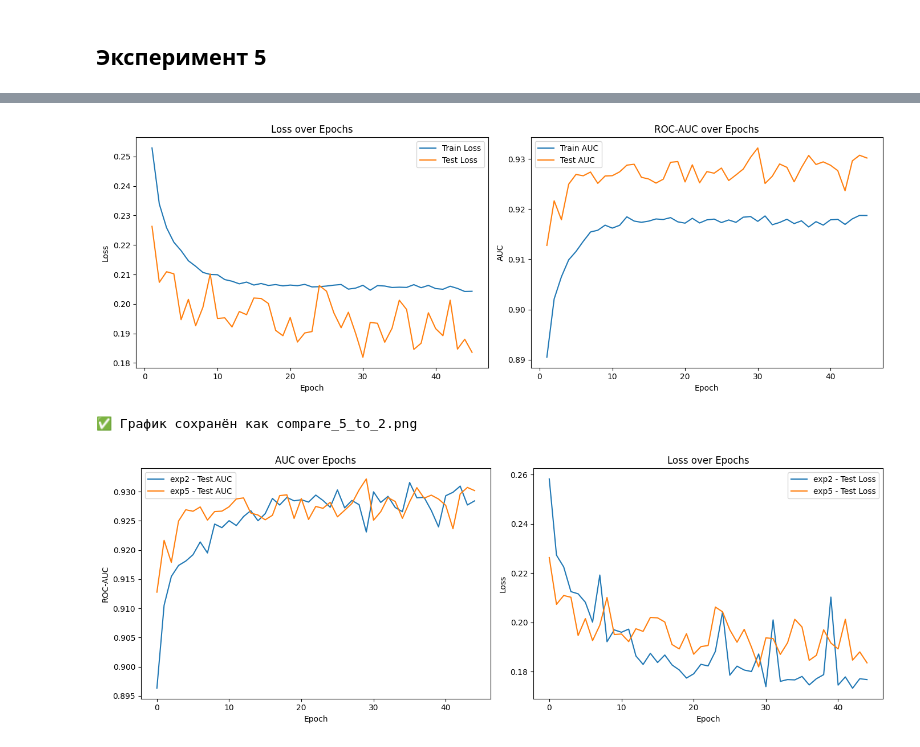
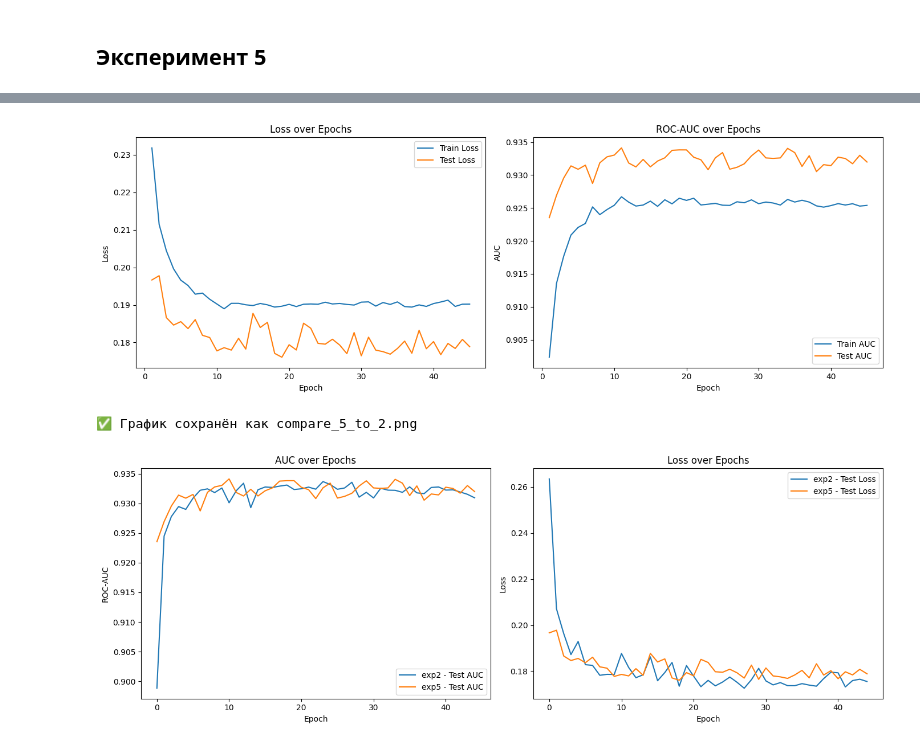
Before and after one commit to getpills/dl_hw1, a Jupyter notebook: just_tests.ipynb, the cells around one changed output, grey strips where cells are left out. Drawn from its saved outputs; the diff is of its cells as text; code cells hidden in the pictures.

```diff
--- a/just_tests.ipynb
+++ b/just_tests.ipynb
@@ -486,7 +543,13 @@ class SkipMLP(nn.Module):
         x = self.output_layer(x)
         return x
 # %%
-model = SkipMLP(input_dim=X_train_tensor.shape[1], hidden_size=128, num_blocks=3)
+model = SkipMLP(
+    embedding_sizes=embedding_sizes,
+    num_input_dim=X_train_num.shape[1],
+    hidden_size=128,
+    num_blocks=3,
+    emb_dim=4
+)
 
 trainer = Trainer(
     model=model,
@@ -609,7 +685,14 @@ experiment_results = []
 for p in dropout_rates:
     print(f"\nЗапуск модели с dropout = {p}")
 
-    model = DropoutMLP(input_dim=X_train_tensor.shape[1], dropout_rate=p)
+    model = DropoutMLP(
+        embedding_sizes=embedding_sizes,
+        num_input_dim=X_train_num.shape[1],
+        dropout_rate=p,
+        hidden_size=128,
+        num_blocks=3,
+        emb_dim=4
+    )
 
     trainer = Trainer(
         model=model,
@@ -624,10 +707,8 @@ for p in dropout_rates:
     trainer.train()
     prefix = f"experiment_4_dropout_{p}"
 
-    # Сохраняем график
     trainer.plot_metrics(filename_prefix=prefix)
 
-    # Сохраняем CSV
     experiment_dict = {
         'label': f'dropout_{p}',
         'train_losses': trainer.train_losses,
@@ -780,7 +858,7 @@ plot_all_experiments(experiment_results, 'test', 'compare_dropout')
 # %%
 learning_rates = [0.01, 0.05, 0.1]
 weight_decays = [0.1, 0.01, 0.001]
-dropout_rate = 0.1  # фиксируем dropout
+dropout_rate = 0.5  # фиксируем dropout
 # %%
 experiment_5_results = []
 
@@ -788,7 +866,14 @@ for lr in learning_rates:
     for wd in weight_decays:
         print(f"\nОбучаем модель: lr={lr}, weight_decay={wd}")
 
-        model = DropoutMLP(input_dim=X_train_tensor.shape[1], dropout_rate=dropout_rate)
+        model = DropoutMLP(
+            embedding_sizes=embedding_sizes,
+            num_input_dim=X_train_num.shape[1],
+            dropout_rate=dropout_rate,
+            hidden_size=128,
+            num_blocks=3,
+            emb_dim=4
+        )
 
         trainer = Trainer(
             model=model,
@@ -797,15 +882,14 @@ for lr in learning_rates:
             learning_rate=lr,
             weight_decay=wd,
             epochs=35,
+            device='cuda'
         )
 
         trainer.train()
         prefix = f"experiment_5_lr_{lr}_wd_{wd}"
 
-        # Сохраняем график
         trainer.plot_metrics(filename_prefix=prefix)
 
-        # Сохраняем метрики
         experiment_dict = {
             'label': f'lr={lr}_wd={wd}',
             'train_losses': trainer.train_losses,
@@ -933,5 +1017,10 @@ print(f"\nЛучшая комбинация: {best_exp['label']} — Test AUC: {
 # %%
-model = DropoutMLP(input_dim=X_train_tensor.shape[1], dropout_rate=dropout_rate)
+model = DropoutMLP(
+            embedding_sizes=embedding_sizes,
+            num_input_dim=X_train_num.shape[1],
+            dropout_rate=dropout_rate,
+            emb_dim=4,
+    )
 
 trainer = Trainer(
     model=model,
@@ -977,7 +1066,7 @@ Epoch 45/45 | Train Loss: 0.2043, AUC: 0.9187 | Test Loss: 0.1836, AUC: 0.9302
 Графики сохранены как 'experiment_5_best_combined.png'
-[figure, old version]
+[figure, new version]
 ✅ График сохранён как compare_5_to_2.png
-[figure, old version]
+[figure, new version]
 # %%
 print(max( enumerate(trainer.test_aucs), key = lambda x: x[1] ))
 print(min( enumerate(trainer.test_losses), key = lambda x: x[1] ))
```
Also changed, not shown: parts of 34 cells of this notebook, 40 other files.
